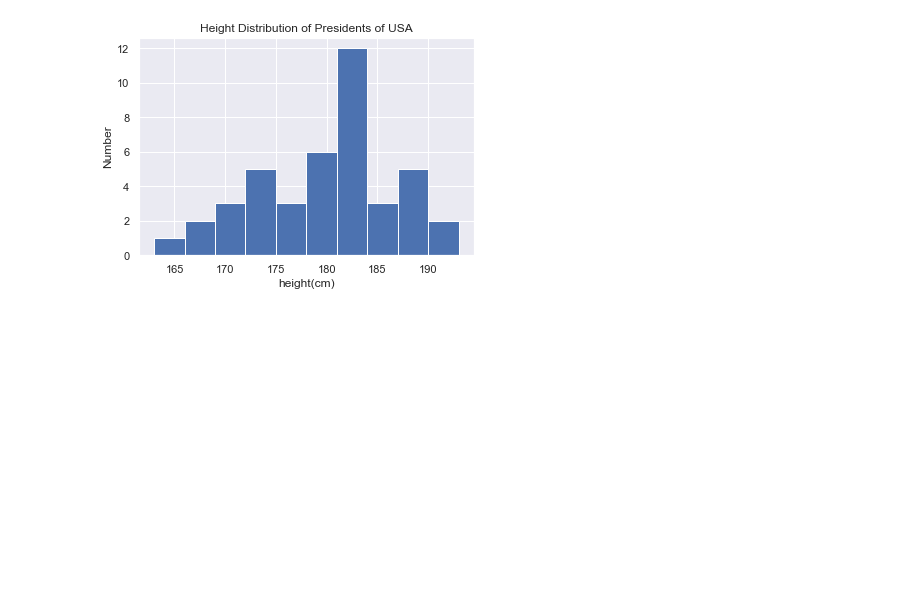
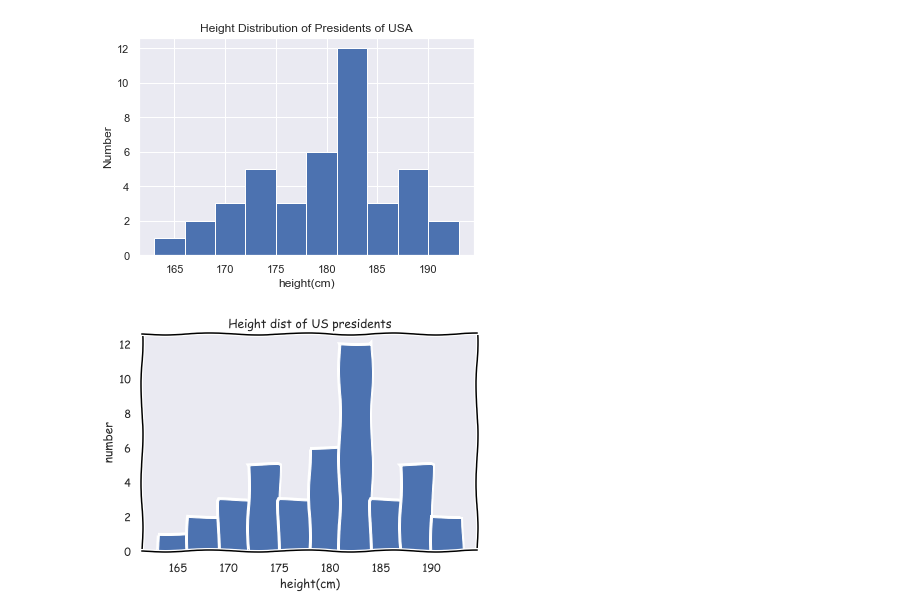
Before and after one commit to WaqasAli-Munawar/Data-Science-Projects-Foundation, a Jupyter notebook: 1.President Heights Analysis.ipynb, the cells around one changed output. Cells and saved outputs as stored; diff of their text form; code cells hidden in the pictures; blank space fills up the shorter version.

```diff
--- a/1.President Heights Analysis.ipynb
+++ b/1.President Heights Analysis.ipynb
@@ -54,3 +60,12 @@ plt.ylabel("Number")
 plt.show()
 # %% [output]
 [figure]
+# %%
+# in Xkcd format (webcomic) of US presidential heights
+plt.xkcd()
+plt.hist(height)
+plt.title("Height dist of US presidents")
+plt.xlabel('height(cm)')
+plt.ylabel('number');
+# %% [output]
+[figure, added]
```
Also changed, not shown: parts of 15 cells of this notebook, 1 other file.
